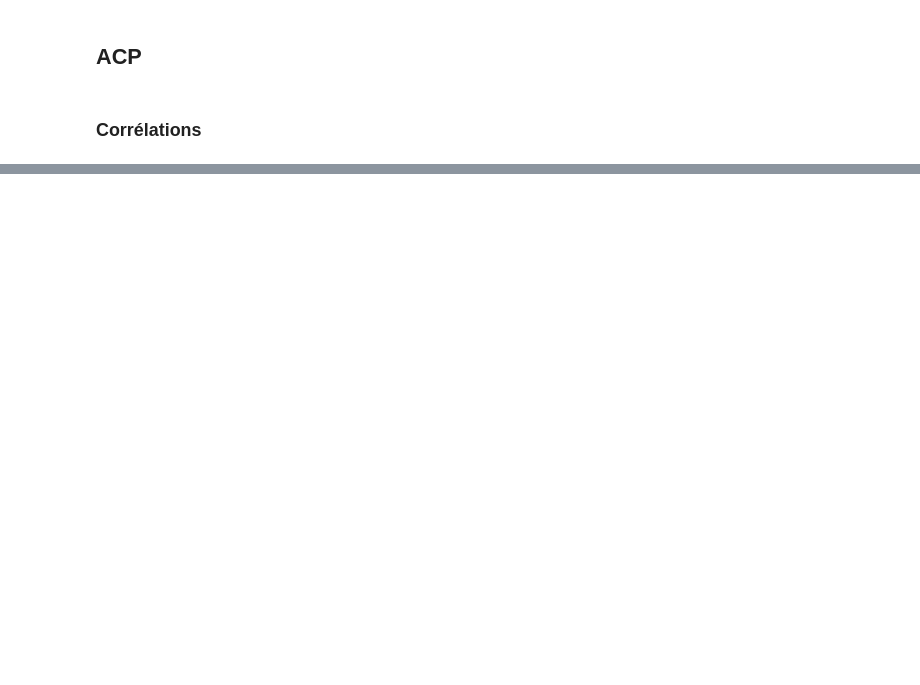
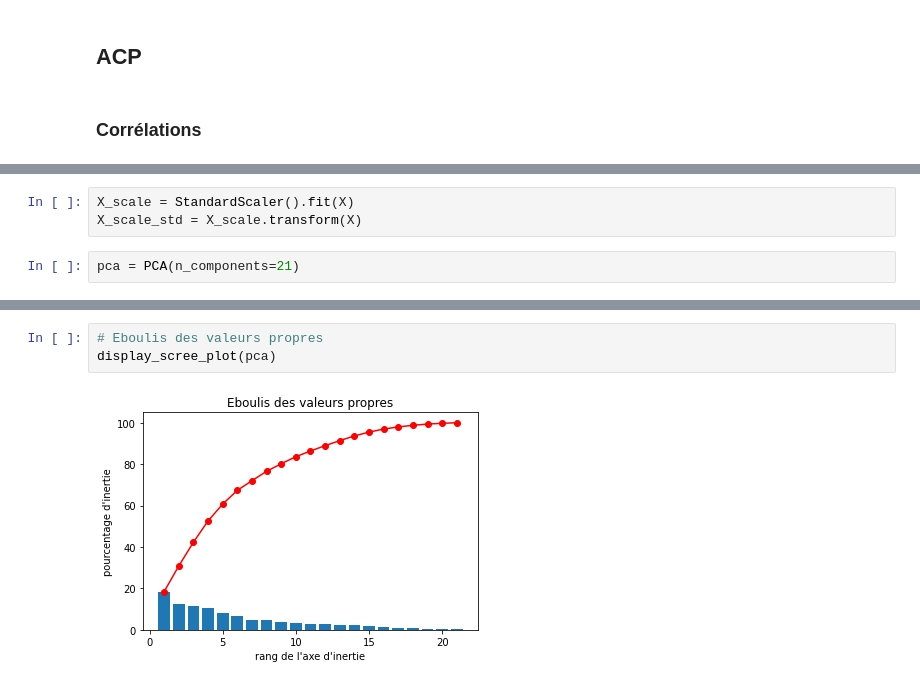
Before and after one commit to seriamedard/Mushroom-Classification, a Jupyter notebook: modelisation.ipynb, the cells around one changed output, grey strips where cells are left out. Cells and saved outputs as stored; diff of their text form; blank space fills up the shorter version.

```diff
--- a/modelisation.ipynb
+++ b/modelisation.ipynb
@@ -495,0 +527,5 @@ NameError: name 'X' is not defined
+# %%
+X_scale = StandardScaler().fit(X)
+X_scale_std = X_scale.transform(X)
+# %%
+pca = PCA(n_components=21)
@@ -495,0 +536,5 @@ NameError: name 'X' is not defined
+# %%
+# Eboulis des valeurs propres
+display_scree_plot(pca)
+# %% [output]
+[figure, added]
```
Also changed, not shown: parts of 14 cells of this notebook, 3 other files.
